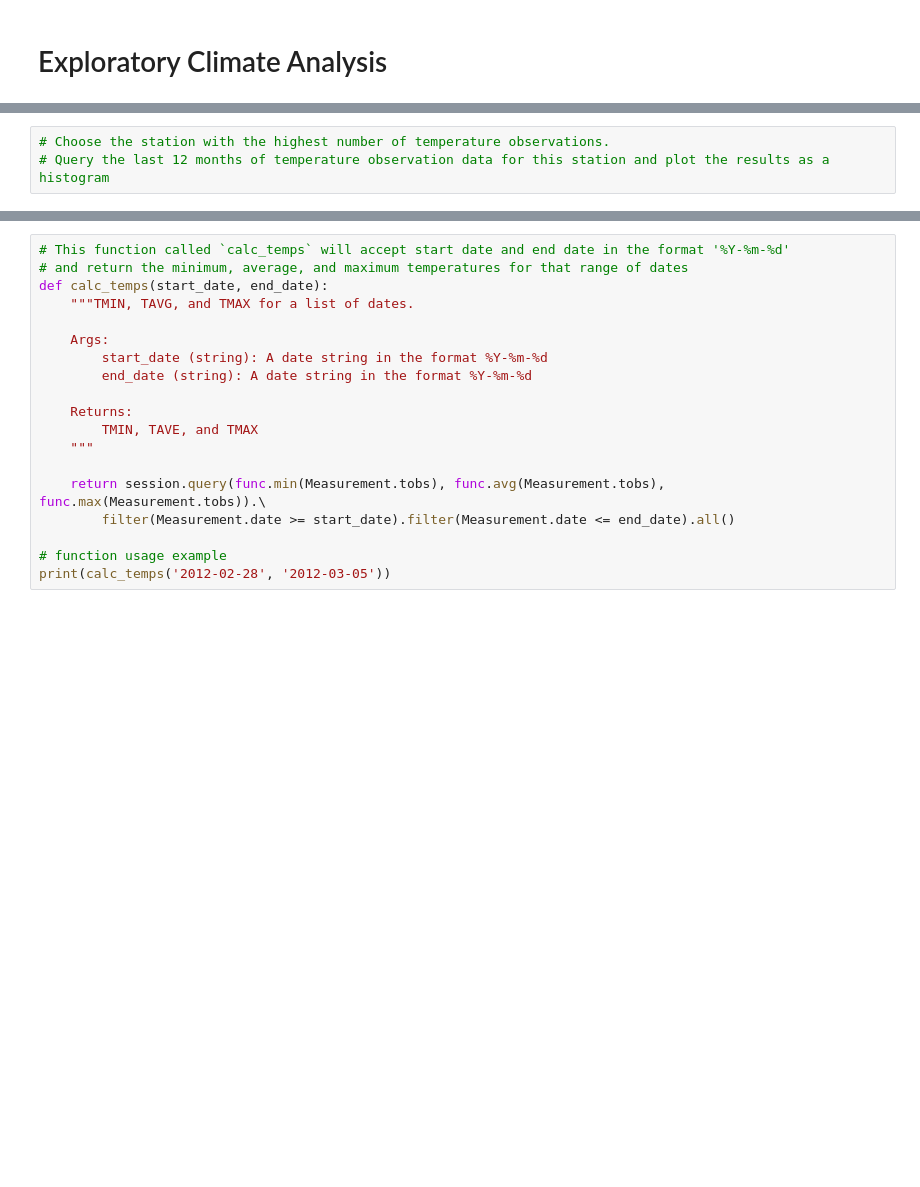
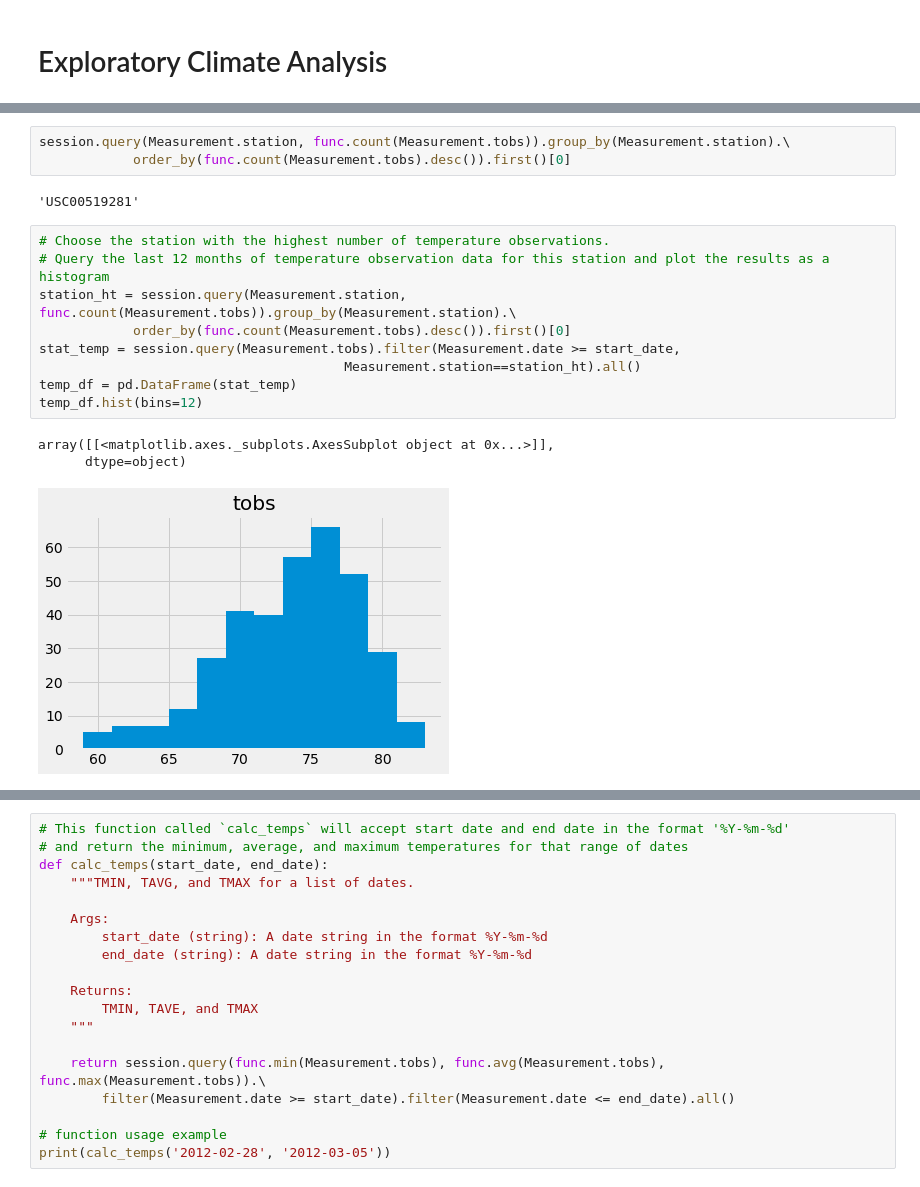
Before and after one commit to land-edi/MySQL-Challenge, a Jupyter notebook: SQL-Alchemy/climate_starter.ipynb, the cells around one changed output, grey strips where cells are left out. Cells and saved outputs as stored; diff of their text form; blank space fills up the shorter version.

```diff
--- a/SQL-Alchemy/climate_starter.ipynb
+++ b/SQL-Alchemy/climate_starter.ipynb
@@ -84,3 +125,18 @@ SyntaxError: unexpected EOF while parsing (<ipython-input-30-6161b5864492>, line
+# %%
+session.query(Measurement.station, func.count(Measurement.tobs)).group_by(Measurement.station).\
+            order_by(func.count(Measurement.tobs).desc()).first()[0]
+# %% [output]
+'USC00519281'
 # %%
 # Choose the station with the highest number of temperature observations.
 # Query the last 12 months of temperature observation data for this station and plot the results as a histogram
+station_ht = session.query(Measurement.station, func.count(Measurement.tobs)).group_by(Measurement.station).\
+            order_by(func.count(Measurement.tobs).desc()).first()[0]
+stat_temp = session.query(Measurement.tobs).filter(Measurement.date >= start_date,
+                                       Measurement.station==station_ht).all()
+temp_df = pd.DataFrame(stat_temp)
+temp_df.hist(bins=12)
+# %% [output]
+array([[<matplotlib.axes._subplots.AxesSubplot object at 0x...>]],
+      dtype=object)
+[figure, added]
```
Also changed, not shown: parts of 17 cells of this notebook, 1 other file.
